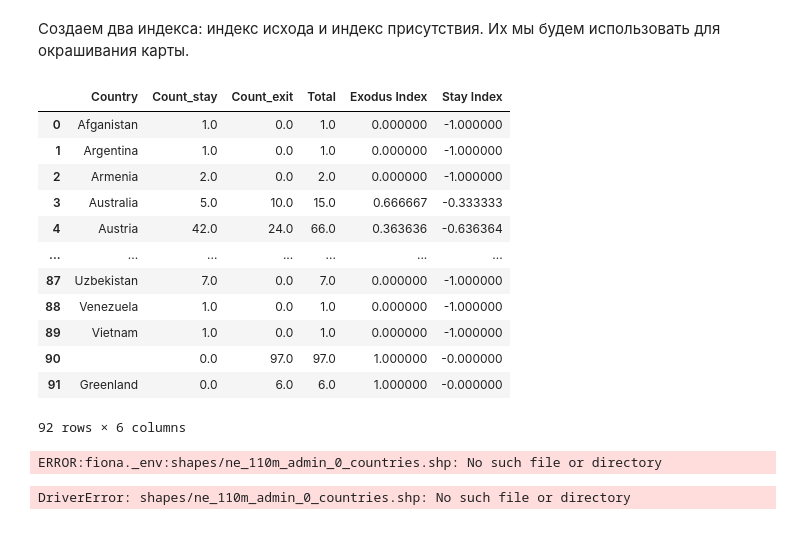
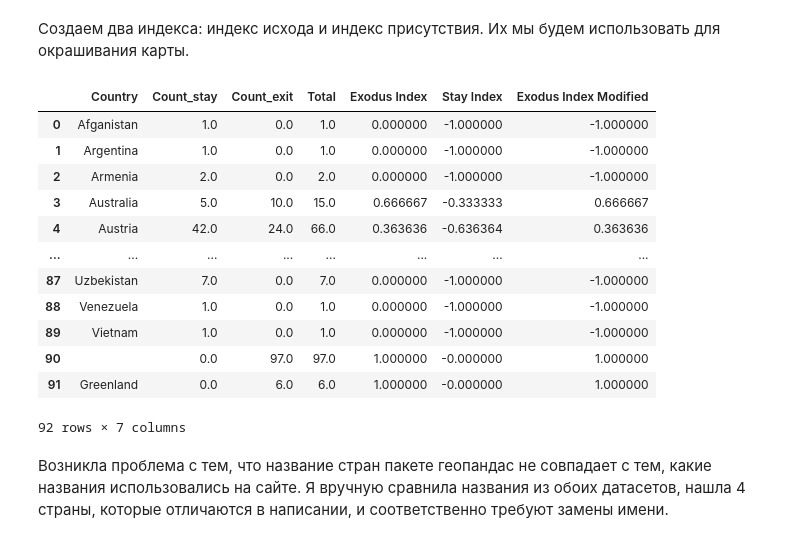
Before and after one commit to Maria-Hihi-Haha/The-Great-Exit, a Jupyter notebook: Great_Exit.ipynb, the cells around one changed output. Drawn from its saved outputs; the diff is of its cells as text; code cells hidden in the pictures.

```diff
--- a/Great_Exit.ipynb
+++ b/Great_Exit.ipynb
@@ -565,0 +597,6 @@ print(combined_df)
+# %%
+# Также обрабатывает данные из датафрейма с ушедшими компаниями
+country_counts_exit = exit_df['Country'].value_counts().reset_index()
+country_counts_exit.columns = ['Country', 'Count_exit']
+country_counts_exit = country_counts_exit.sort_values(by='Country').reset_index(drop=True)
+country_counts_exit
@@ -568,53 +623,37 @@ print(combined_df)
 # %%
 import pandas as pd
 
-# Assuming country_counts_stay and country_counts_exit are already defined as shown in your code snippet
 
-# Merge the two datasets on the 'Country' column
+# Соединяем два датасета в один
 merged_df = pd.merge(country_counts_stay, country_counts_exit, on='Country', how='outer')
-
-# Rename the columns appropriately
 merged_df.columns = ['Country', 'Count_stay', 'Count_exit']
 
-# Reset the index if necessary
+# Рассчитываю индекс присутсвия как соотношение компаний, которые остались к общему количеству. Аналогично делаю с индексом исхода
 merged_df.reset_index(drop=True, inplace=True)
 merged_df = merged_df.fillna(0)
 merged_df['Total'] = merged_df['Count_stay'] + merged_df['Count_exit']
-merged_df['Exodus Index'] = merged_df['Count_exit']/merged_df['Total']
-merged_df['Stay Index'] = -(merged_df['Count_stay']/merged_df['Total'])
+merged_df['Exodus Index'] = merged_df['Count_exit'] / merged_df['Total']
+merged_df['Stay Index'] = -(merged_df['Count_stay'] / merged_df['Total'])
+
+# Тут я создаю модифицирую индекс исхода. Если компаний который ушли нет, но есть информация по компаниям, которые остались, я считаю это как отрицательное значение индекса исхода.
+merged_df['Exodus Index Modified'] = merged_df.apply(
+    lambda row: row['Exodus Index'] if row['Exodus Index'] > 0 else row['Stay Index'], axis=1
+)
+
 merged_df
 # %% [output]
-|  | Country | Count_stay | Count_exit | Total | Exodus Index | Stay Index |
-| 0 | Afganistan | 1.0 | 0.0 | 1.0 | 0.000000 | -1.000000 |
-| 1 | Argentina | 1.0 | 0.0 | 1.0 | 0.000000 | -1.000000 |
-| 2 | Armenia | 2.0 | 0.0 | 2.0 | 0.000000 | -1.000000 |
-| 3 | Australia | 5.0 | 10.0 | 15.0 | 0.666667 | -0.333333 |
-| 4 | Austria | 42.0 | 24.0 | 66.0 | 0.363636 | -0.636364 |
-| ... | ... | ... | ... | ... | ... | ... |
-| 87 | Uzbekistan | 7.0 | 0.0 | 7.0 | 0.000000 | -1.000000 |
-| 88 | Venezuela | 1.0 | 0.0 | 1.0 | 0.000000 | -1.000000 |
-| 89 | Vietnam | 1.0 | 0.0 | 1.0 | 0.000000 | -1.000000 |
-| 90 |  | 0.0 | 97.0 | 97.0 | 1.000000 | -0.000000 |
-| 91 | Greenland | 0.0 | 6.0 | 6.0 | 1.000000 | -0.000000 |
+|  | Country | Count_stay | Count_exit | Total | Exodus Index | Stay Index | Exodus Index Modified |
+| 0 | Afganistan | 1.0 | 0.0 | 1.0 | 0.000000 | -1.000000 | -1.000000 |
+| 1 | Argentina | 1.0 | 0.0 | 1.0 | 0.000000 | -1.000000 | -1.000000 |
+| 2 | Armenia | 2.0 | 0.0 | 2.0 | 0.000000 | -1.000000 | -1.000000 |
+| 3 | Australia | 5.0 | 10.0 | 15.0 | 0.666667 | -0.333333 | 0.666667 |
+| 4 | Austria | 42.0 | 24.0 | 66.0 | 0.363636 | -0.636364 | 0.363636 |
+| ... | ... | ... | ... | ... | ... | ... | ... |
+| 87 | Uzbekistan | 7.0 | 0.0 | 7.0 | 0.000000 | -1.000000 | -1.000000 |
+| 88 | Venezuela | 1.0 | 0.0 | 1.0 | 0.000000 | -1.000000 | -1.000000 |
+| 89 | Vietnam | 1.0 | 0.0 | 1.0 | 0.000000 | -1.000000 | -1.000000 |
+| 90 |  | 0.0 | 97.0 | 97.0 | 1.000000 | -0.000000 | 1.000000 |
+| 91 | Greenland | 0.0 | 6.0 | 6.0 | 1.000000 | -0.000000 | 1.000000 |
-92 rows × 6 columns
+92 rows × 7 columns
-# %%
-import geopandas as gpd
-import matplotlib.pyplot as plt
-
-countries_gdf = gpd.read_file('shapes/ne_110m_admin_0_countries.shp')
-
-# Merge the DataFrames
-merged_gdf = df.set_index('Country').join(countries_gdf.set_index('name'))
-
-# Calculate the colormap
-norm = plt.Normalize(vmin=df['Exodus Index'].min(), vmax=df['Exodus Index'].max())
-colors = plt.cm.Reds(norm(merged_gdf['Exodus Index']))
-
-# Plot the map
-fig, ax = plt.subplots(1, figsize=(10, 10))
-ctx.add_basemap(ax, source=ctx.providers.Stamen.TerrainRetina)
-merged_gdf.plot(column=colors, legend=True, cmap=plt.cm.Reds, linewidth=0.8, ax=ax, edgecolor='0.8')
-plt.show()
-# %% [output]
-ERROR:fiona._env:shapes/ne_110m_admin_0_countries.shp: No such file or directory
-DriverError: shapes/ne_110m_admin_0_countries.shp: No such file or directory
+# %% [markdown]
+Возникла проблема с тем, что название стран пакете геопандас не совпадает с тем, какие названия использовались на сайте. Я вручную сравнила названия из обоих датасетов, нашла 4 страны, которые отличаются в написании, и соответственно требуют замены имени.
```
Also changed, not shown: parts of 57 cells of this notebook.
